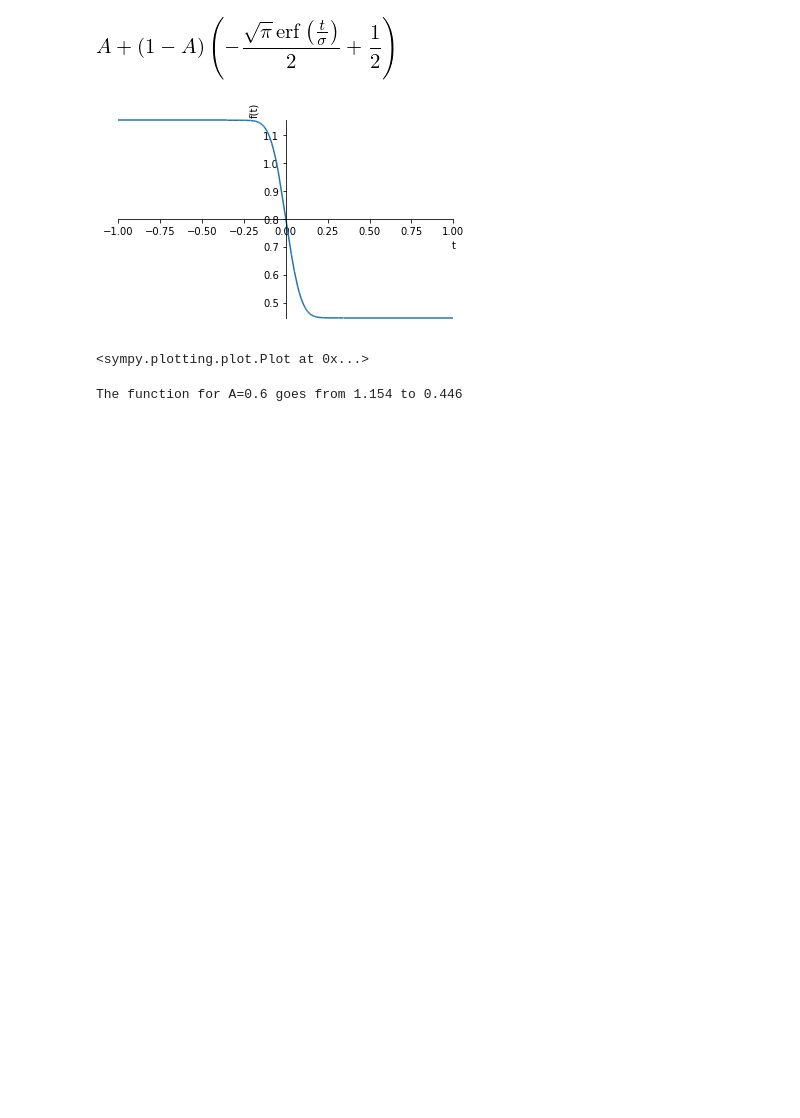
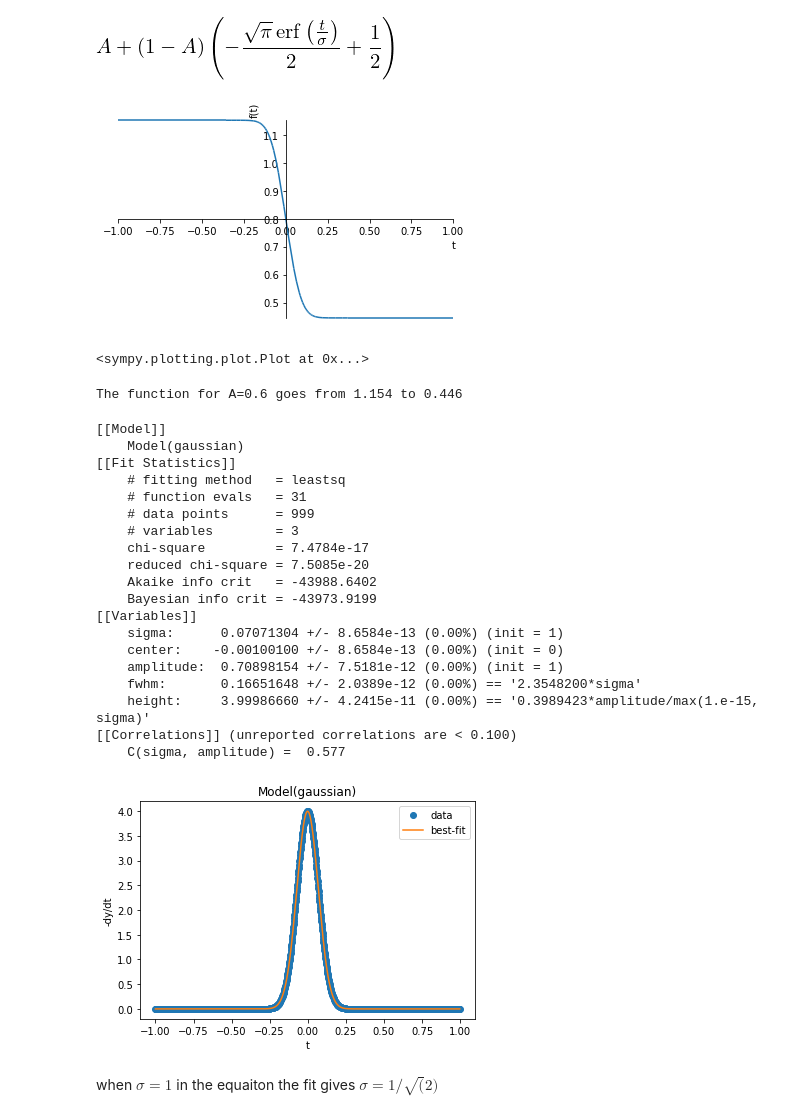
Before and after one commit to mpmdean/check_error_function, a Jupyter notebook: checking_form_in_manuscript.ipynb, the cells around one changed output. Saved outputs shown, nothing was run; the diff lists cells and outputs as text; code cells hidden in the pictures; blank space fills up the shorter version.

```diff
--- a/checking_form_in_manuscript.ipynb
+++ b/checking_form_in_manuscript.ipynb
@@ -31,3 +32,43 @@ positive_limit = func_subs.evalf(subs=dict(t=1e9))
 print(f"The function for A={A_val} goes from {negative_limit:.3f} to {positive_limit:.3f}")
 # %% [output]
 The function for A=0.6 goes from 1.154 to 0.446
+# %%
+t_vals = np.linspace(-1, 1, 1000)
+
+y = np.array([float(func_subs.subs(dict(t=t_val))) for t_val in t_vals])
+# %%
+dt = t_vals[1] - t_vals[0]
+dy_dt = np.diff(y)/dt
+
+model = lmfit.models.GaussianModel()
+
+result = model.fit(-dy_dt, x=t_vals[:-1])
+
+fig, ax = plt.subplots()
+result.plot_fit(ax=ax)
+ax.set_xlabel('t')
+ax.set_ylabel('-dy/dt')
+print(result.fit_report())
+# %% [output]
+[[Model]]
+    Model(gaussian)
+[[Fit Statistics]]
+    # fitting method   = leastsq
+    # function evals   = 31
+    # data points      = 999
+    # variables        = 3
+    chi-square         = 7.4784e-17
+    reduced chi-square = 7.5085e-20
+    Akaike info crit   = -43988.6402
+    Bayesian info crit = -43973.9199
+[[Variables]]
+    sigma:      0.07071304 +/- 8.6584e-13 (0.00%) (init = 1)
+    center:    -0.00100100 +/- 8.6584e-13 (0.00%) (init = 0)
+    amplitude:  0.70898154 +/- 7.5181e-12 (0.00%) (init = 1)
+    fwhm:       0.16651648 +/- 2.0389e-12 (0.00%) == '2.3548200*sigma'
+    height:     3.99986660 +/- 4.2415e-11 (0.00%) == '0.3989423*amplitude/max(1.e-15, sigma)'
+[[Correlations]] (unreported correlations are < 0.100)
+    C(sigma, amplitude) =  0.577
+[figure, added]
+# %% [markdown]
+when $\sigma=1$ in the equaiton the fit gives $\sigma=1/\sqrt(2)$
```
Also changed, not shown: parts of 1 cell of this notebook, 2 other files.
